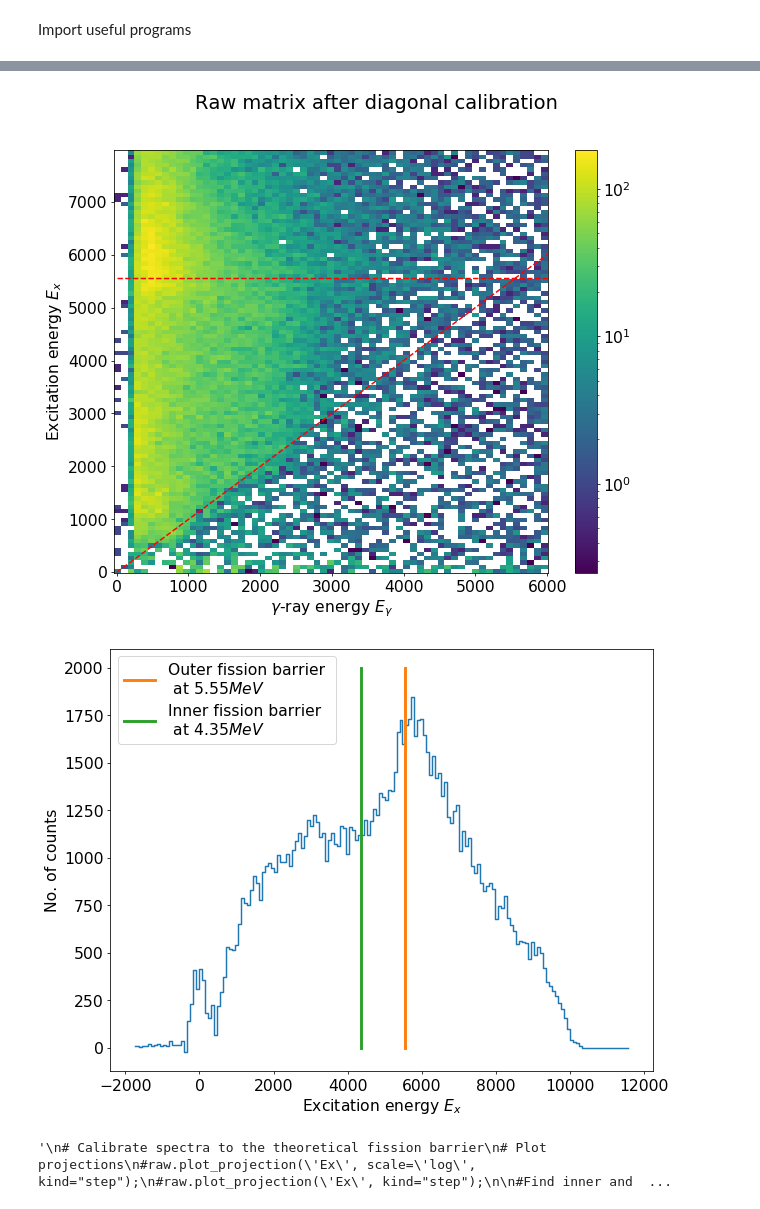
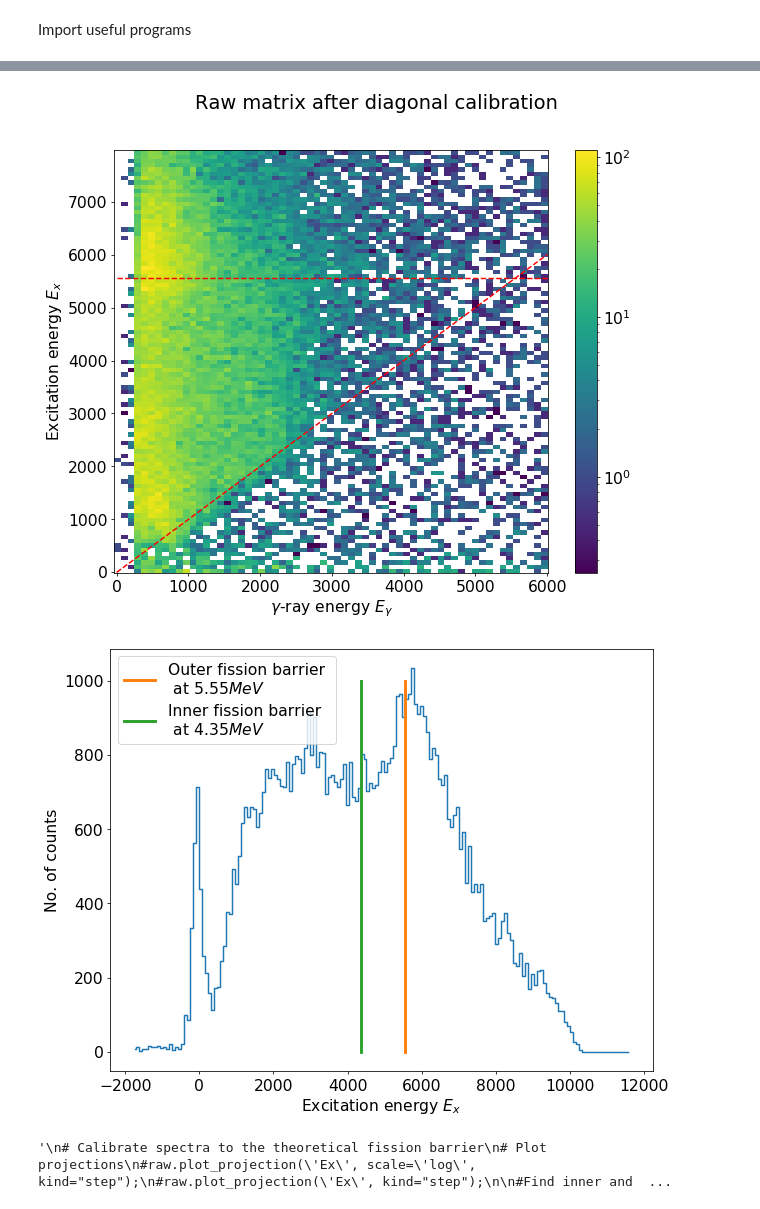
Before and after one commit to tellefs/OmPy_233U, a Jupyter notebook: osloMethod_U233_aa.ipynb, the cells around one changed output, grey strips where cells are left out. Cells and saved outputs as stored; diff of their text form; code cells hidden in the pictures.

```diff
--- a/osloMethod_U233_aa.ipynb
+++ b/osloMethod_U233_aa.ipynb
@@ -21,7 +21,7 @@ np.random.seed(1382398)
 plt.rcParams["figure.dpi"] = 70
 # %%
 # Import raw matrix into instance of om.Matrix()
-raw = om.Matrix(path="/home/tellefs/Documents/master/master_calibration/usersort_U233/alfna.m")
+raw = om.Matrix(path="/home/tellefs/Documents/master/master_calibration/usersort_U233/alfna_U233")
 
 #Rebin raw matrix
 raw.rebin(0,factor=12)
@@ -99,37 +97,37 @@ raw.Ex = 2*raw.Ex - new_diag
 # %%
 #plot raw matrix after calibration
 
 raw_plot_big = raw.copy()
 raw_plot_big.cut('Ex', 0, 8000)
 raw_plot_big.cut('Eg', 0, 6000)
 
 
 fig, ax = plt.subplots(figsize=(10, 8))
 
 ax.tick_params(axis='both', labelsize=16)
 ax.set_xlabel('$\gamma$-ray energy $E_\gamma$',fontsize=16)
 ax.set_ylabel('Excitation energy $E_x',fontsize=16)
 fig.suptitle('Raw matrix after diagonal calibration', fontsize=20)
-lines, ax, fig, cbar = raw_plot_big.plot(ax=ax);
+raw_plot_big.plot(ax=ax);
 x = np.linspace(0, 6000, len(raw.Ex))
 ax.plot(x, x, "r--", label="E_x = E_g");
 ax.plot(x, np.ones(len(raw.Ex))*5550, 'r--');
-cbar.ax.tick_params(labelsize=16)
+fig.axes[1].tick_params(labelsize=16)
 fig.savefig('plots/raw_calibrated')
 
 #plot projection
 fig, ax = plt.subplots(figsize=(10, 8))
 ax.tick_params(axis='both', labelsize=16)
 ax.set_ylabel('No. of counts', fontsize=16)
 ax.set_xlabel('Excitation energy $E_x',fontsize=16)
 raw.plot_projection('Ex', Emin=0, Emax=8000, kind="step", ax=ax);
-ax.plot([5550, 5550], [0, 2000], label="Outer fission barrier \n at $5.55MeV$", linewidth=3.0);
-ax.plot([4350, 4350], [0, 2000], label="Inner fission barrier \n at $4.35MeV$", linewidth=3.0);
+ax.plot([5550, 5550], [0, 1000], label="Outer fission barrier \n at $5.55MeV$", linewidth=3.0);
+ax.plot([4350, 4350], [0, 1000], label="Inner fission barrier \n at $4.35MeV$", linewidth=3.0);
 ax.legend(fontsize=16, loc='upper left');
 fig.savefig('plots/Ex_py_calibrated')
 # %% [output]
-[figure, old version]
+[figure, new version]
-[figure, old version]
+[figure, new version]
 # %%
 """
 # Calibrate spectra to the theoretical fission barrier
```
Also changed, not shown: parts of 2 cells of this notebook.
